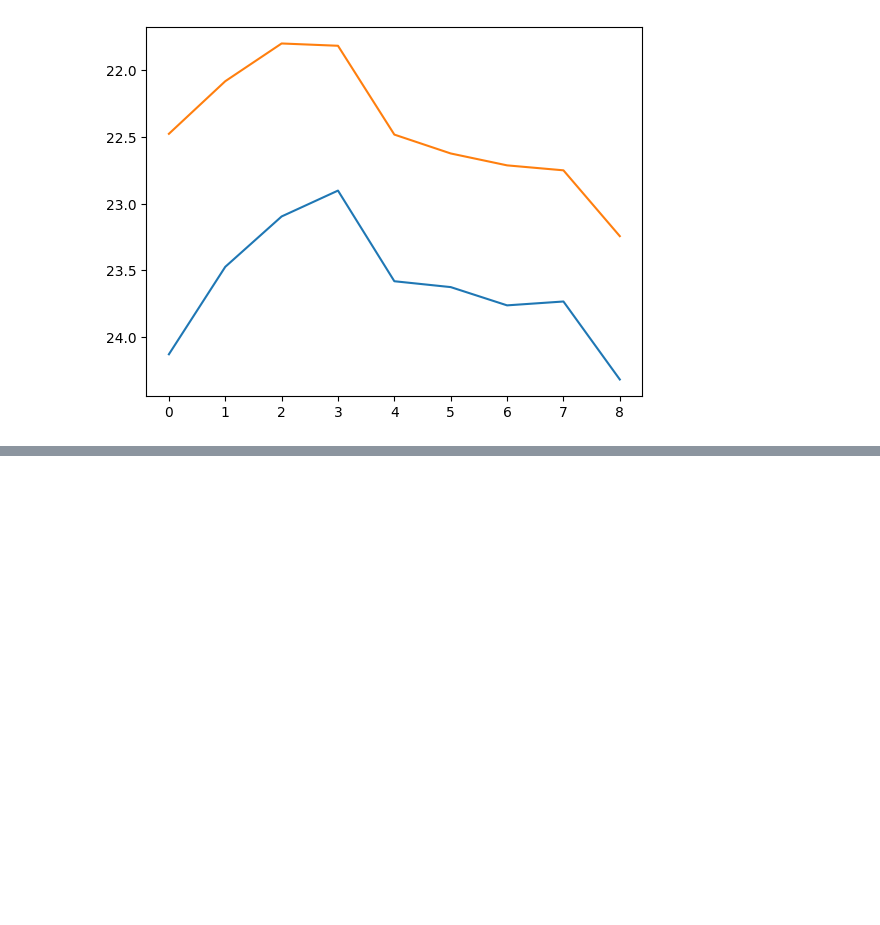
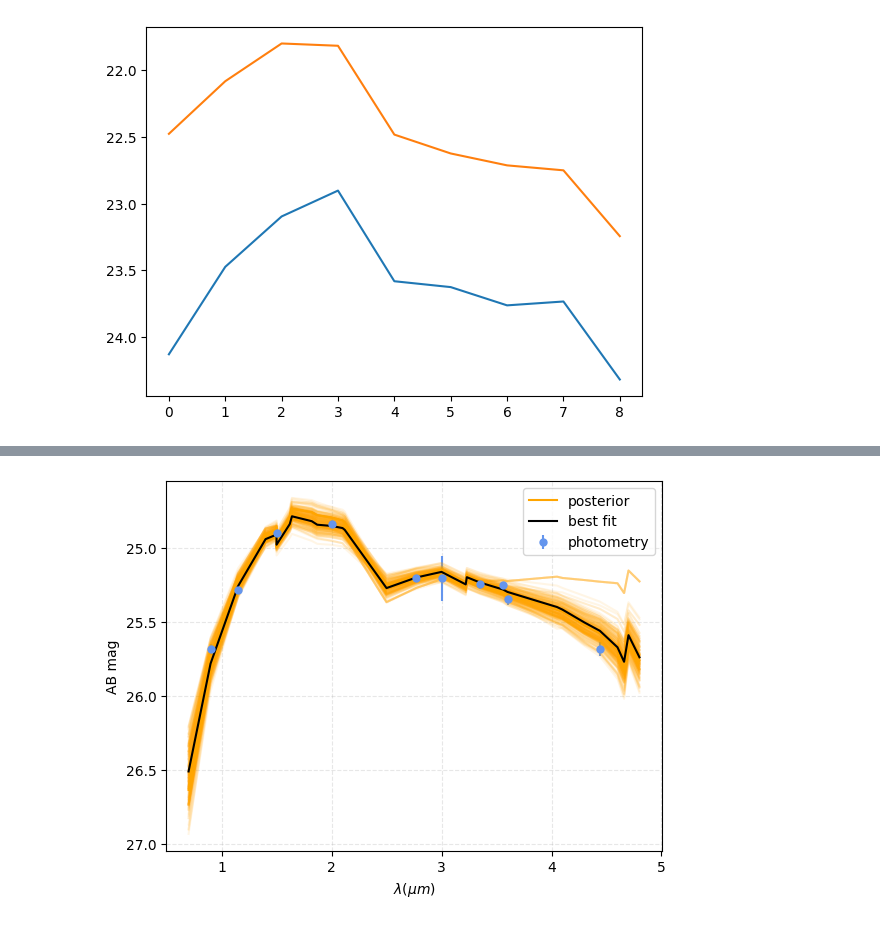
Before and after one commit to aswinsuresh24/rsg_phot, a Jupyter notebook: mcmc.ipynb, the cells around one changed output, grey strips where cells are left out. Drawn from its saved outputs; the diff is of its cells as text; code cells hidden in the pictures; blank space fills up the shorter version.

```diff
--- a/mcmc.ipynb
+++ b/mcmc.ipynb
@@ -401,3 +396,33 @@ Backend name: 76417563996371906747736
+# %%
+wv = np.array([float(i[1:4])/100 for i in phot['inst_filt']])
+plt.errorbar(x=wv, y=phot['mag'], yerr=phot['magerr'], linestyle='none', marker='o',
+             markerfacecolor='cornflowerblue', markeredgecolor='none', ecolor='cornflowerblue', label='photometry')
+
+wv_all = [float(i.replace('F', '').replace('W2', '').replace('M', '').replace('N', '').replace('W', ''))/100
+          for i in nrc_filts]
+
+csm = sample[5000:]
+inds = np.random.randint(len(csm), size=200)
+
+for i, idx in enumerate(inds):
+    model_mag = np.array([mc_obj.model[f](csm[idx]).flatten()[0] for f in nrc_filts])+mc_obj.dm
+    if i==0:
+        plt.plot(wv_all, model_mag, alpha = 1.0, color='orange', label='posterior')
+    else:
+        plt.plot(wv_all, model_mag, alpha = 0.1, color='orange')
+
+params = np.meshgrid(*fit_params, indexing='ij', sparse=True)
+
+best_model_mag = np.array([mc_obj.model[f](params).flatten()[0] for f in nrc_filts])+mc_obj.dm
+plt.plot(wv_all, best_model_mag, color='black', label='best fit')
+
+plt.legend()
+plt.xlabel(r'$\lambda(\mu m)$')
+plt.ylabel('AB mag')
+plt.grid(alpha=0.3, linestyle='--')
+plt.gca().invert_yaxis()
+# %% [output]
+[figure, added]
 # %%
 import corner
 
```
Also changed, not shown: parts of 16 cells of this notebook, 1 other file.
